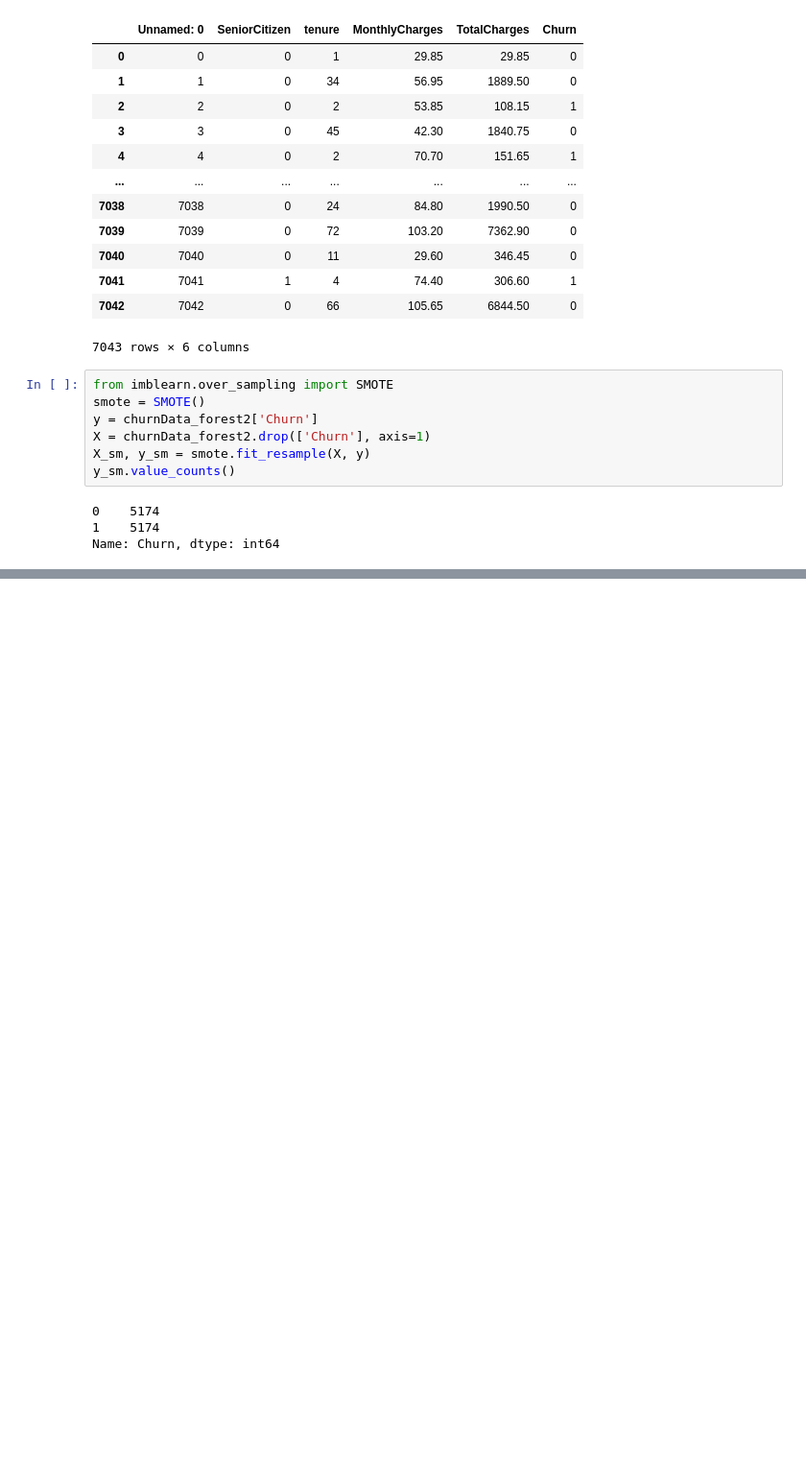
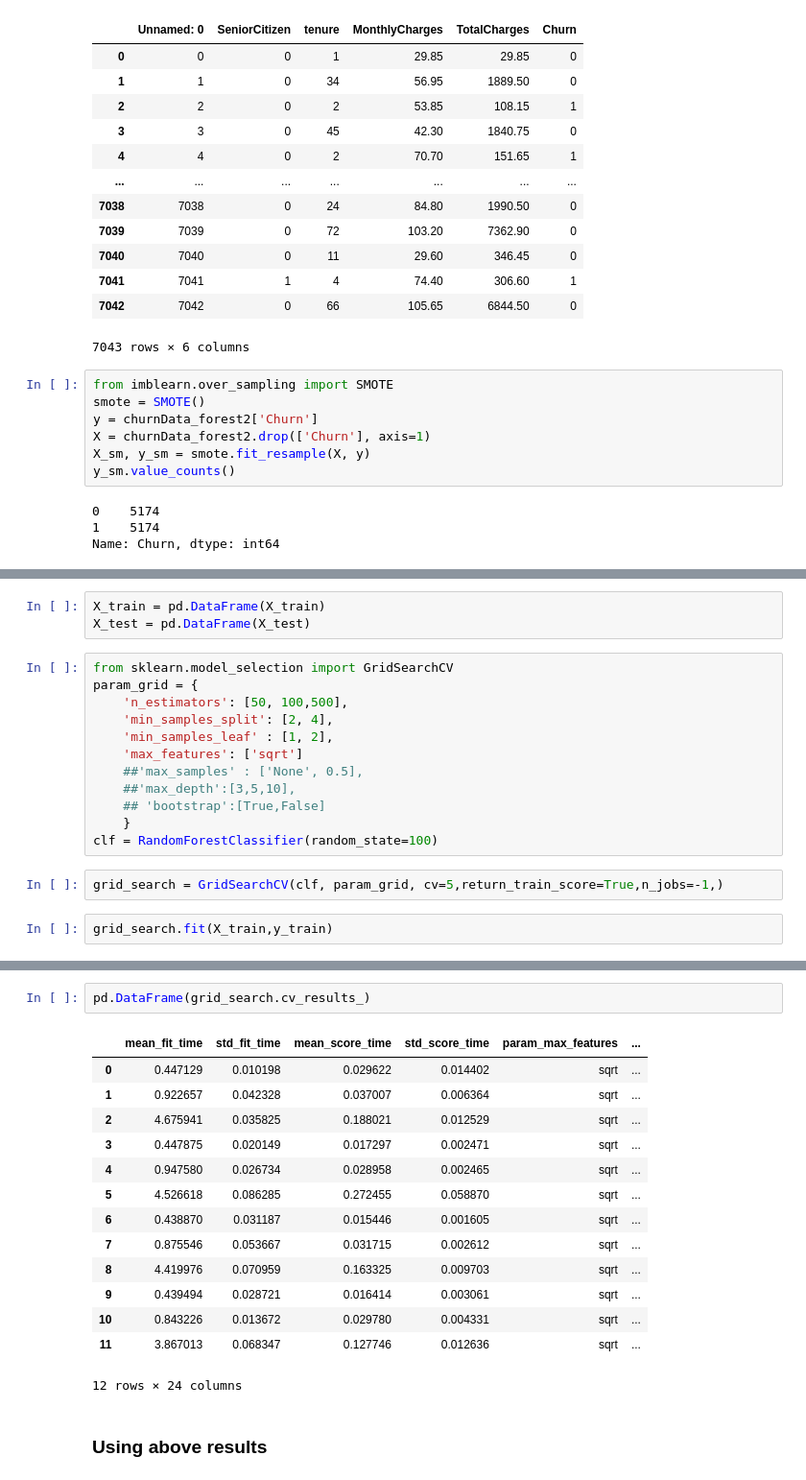
Before and after one commit to Pahegon/IronPablo, a Jupyter notebook: W7/Round 3,4.ipynb, the cells around one changed output, grey strips where cells are left out. Shown at 96% size. Cells and saved outputs as stored; diff of their text form; blank space fills up the shorter version.

```diff
--- a/W7/Round 3,4.ipynb
+++ b/W7/Round 3,4.ipynb
@@ -435,0 +488,19 @@ Name: Churn, dtype: int64
+# %%
+X_train = pd.DataFrame(X_train)
+X_test = pd.DataFrame(X_test)
+# %%
+from sklearn.model_selection import GridSearchCV
+param_grid = {
+    'n_estimators': [50, 100,500],
+    'min_samples_split': [2, 4],
+    'min_samples_leaf' : [1, 2],
+    'max_features': ['sqrt']
+    ##'max_samples' : ['None', 0.5],
+    ##'max_depth':[3,5,10],
+    ## 'bootstrap':[True,False]
+    }
+clf = RandomForestClassifier(random_state=100)
+# %%
+grid_search = GridSearchCV(clf, param_grid, cv=5,return_train_score=True,n_jobs=-1,)
+# %%
+grid_search.fit(X_train,y_train)
@@ -435,0 +521,19 @@ Name: Churn, dtype: int64
+# %%
+pd.DataFrame(grid_search.cv_results_)
+# %% [output]
+|  | mean_fit_time | std_fit_time | mean_score_time | std_score_time | param_max_features | ... |
+| 0 | 0.447129 | 0.010198 | 0.029622 | 0.014402 | sqrt | ... |
+| 1 | 0.922657 | 0.042328 | 0.037007 | 0.006364 | sqrt | ... |
+| 2 | 4.675941 | 0.035825 | 0.188021 | 0.012529 | sqrt | ... |
+| 3 | 0.447875 | 0.020149 | 0.017297 | 0.002471 | sqrt | ... |
+| 4 | 0.947580 | 0.026734 | 0.028958 | 0.002465 | sqrt | ... |
+| 5 | 4.526618 | 0.086285 | 0.272455 | 0.058870 | sqrt | ... |
+| 6 | 0.438870 | 0.031187 | 0.015446 | 0.001605 | sqrt | ... |
+| 7 | 0.875546 | 0.053667 | 0.031715 | 0.002612 | sqrt | ... |
+| 8 | 4.419976 | 0.070959 | 0.163325 | 0.009703 | sqrt | ... |
+| 9 | 0.439494 | 0.028721 | 0.016414 | 0.003061 | sqrt | ... |
+| 10 | 0.843226 | 0.013672 | 0.029780 | 0.004331 | sqrt | ... |
+| 11 | 3.867013 | 0.068347 | 0.127746 | 0.012636 | sqrt | ... |
+12 rows × 24 columns
+# %% [markdown]
+### Using above results
```
Also changed, not shown: parts of 16 cells of this notebook.
